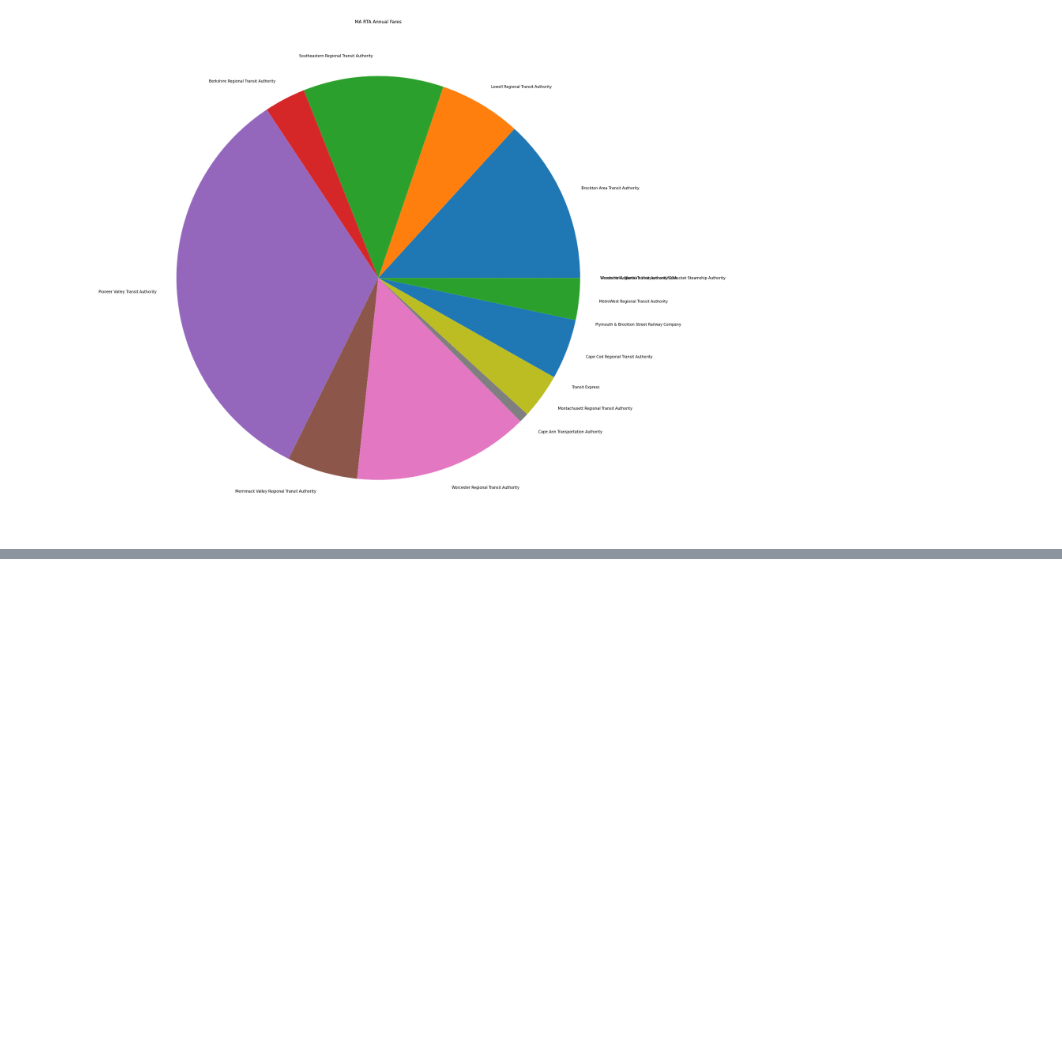
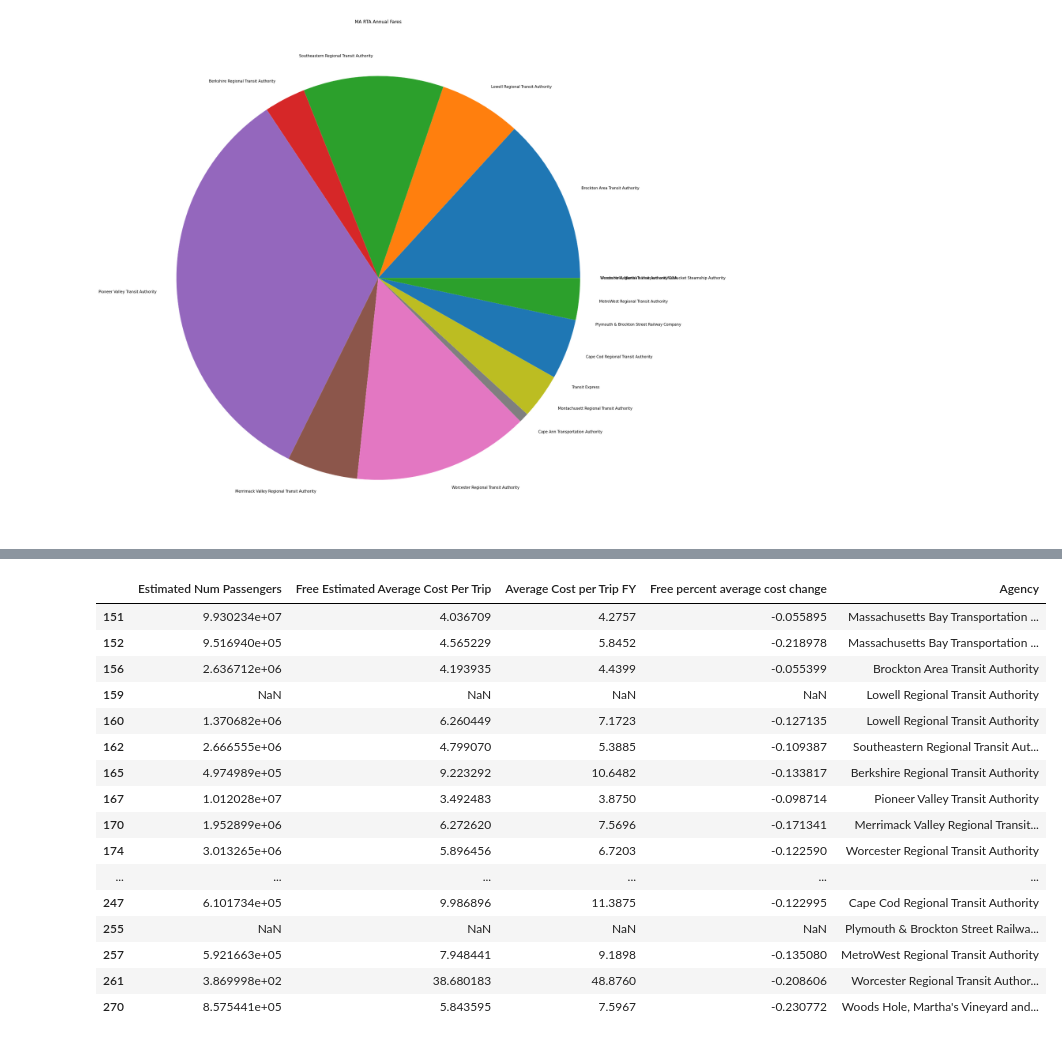
Before and after one commit to cumason123/transit-equity, a Jupyter notebook: src/rta_aggregation.ipynb, the cells around one changed output, grey strips where cells are left out. Cells and saved outputs as stored; diff of their text form; code cells hidden in the pictures; blank space fills up the shorter version.

```diff
--- a/src/rta_aggregation.ipynb
+++ b/src/rta_aggregation.ipynb
@@ -309,0 +341,36 @@ Poorest routes:
+# %%
+RIDERSHIP_INCREASE_CONSTANT = 1.3
+
+ridership_df['Free Estimated Average Cost Per Trip'] = \
+    (ridership_df['Operating Expenses FY'] + ridership_df['Fares FY']) / \
+    (ridership_df['Unlinked Passenger Trips FY'] * RIDERSHIP_INCREASE_CONSTANT)
+
+ridership_df['Free percent average cost change'] = \
+    (ridership_df['Free Estimated Average Cost Per Trip'] - ridership_df['Average Cost per Trip FY']) / \
+    ridership_df['Average Cost per Trip FY']
+# %%
+display(ridership_df[[
+    'Estimated Num Passengers',
+    'Free Estimated Average Cost Per Trip',
+    'Average Cost per Trip FY',
+    'Free percent average cost change',
+    'Agency'
+]])
+# %% [output]
+|  | Estimated Num Passengers | Free Estimated Average Cost Per Trip | Average Cost per Trip FY | Free percent average cost change | Agency |
+| 151 | 9.930234e+07 | 4.036709 | 4.2757 | -0.055895 | Massachusetts Bay Transportation ... |
+| 152 | 9.516940e+05 | 4.565229 | 5.8452 | -0.218978 | Massachusetts Bay Transportation ... |
+| 156 | 2.636712e+06 | 4.193935 | 4.4399 | -0.055399 | Brockton Area Transit Authority |
+| 159 | NaN | NaN | NaN | NaN | Lowell Regional Transit Authority |
+| 160 | 1.370682e+06 | 6.260449 | 7.1723 | -0.127135 | Lowell Regional Transit Authority |
+| 162 | 2.666555e+06 | 4.799070 | 5.3885 | -0.109387 | Southeastern Regional Transit Aut... |
+| 165 | 4.974989e+05 | 9.223292 | 10.6482 | -0.133817 | Berkshire Regional Transit Authority |
+| 167 | 1.012028e+07 | 3.492483 | 3.8750 | -0.098714 | Pioneer Valley Transit Authority |
+| 170 | 1.952899e+06 | 6.272620 | 7.5696 | -0.171341 | Merrimack Valley Regional Transit... |
+| 174 | 3.013265e+06 | 5.896456 | 6.7203 | -0.122590 | Worcester Regional Transit Authority |
+| ... | ... | ... | ... | ... | ... |
+| 247 | 6.101734e+05 | 9.986896 | 11.3875 | -0.122995 | Cape Cod Regional Transit Authority |
+| 255 | NaN | NaN | NaN | NaN | Plymouth & Brockton Street Railwa... |
+| 257 | 5.921663e+05 | 7.948441 | 9.1898 | -0.135080 | MetroWest Regional Transit Authority |
+| 261 | 3.869998e+02 | 38.680183 | 48.8760 | -0.208606 | Worcester Regional Transit Author... |
+| 270 | 8.575441e+05 | 5.843595 | 7.5967 | -0.230772 | Woods Hole, Martha's Vineyard and... |
```
Also changed, not shown: parts of 8 cells of this notebook, 1 other file.
